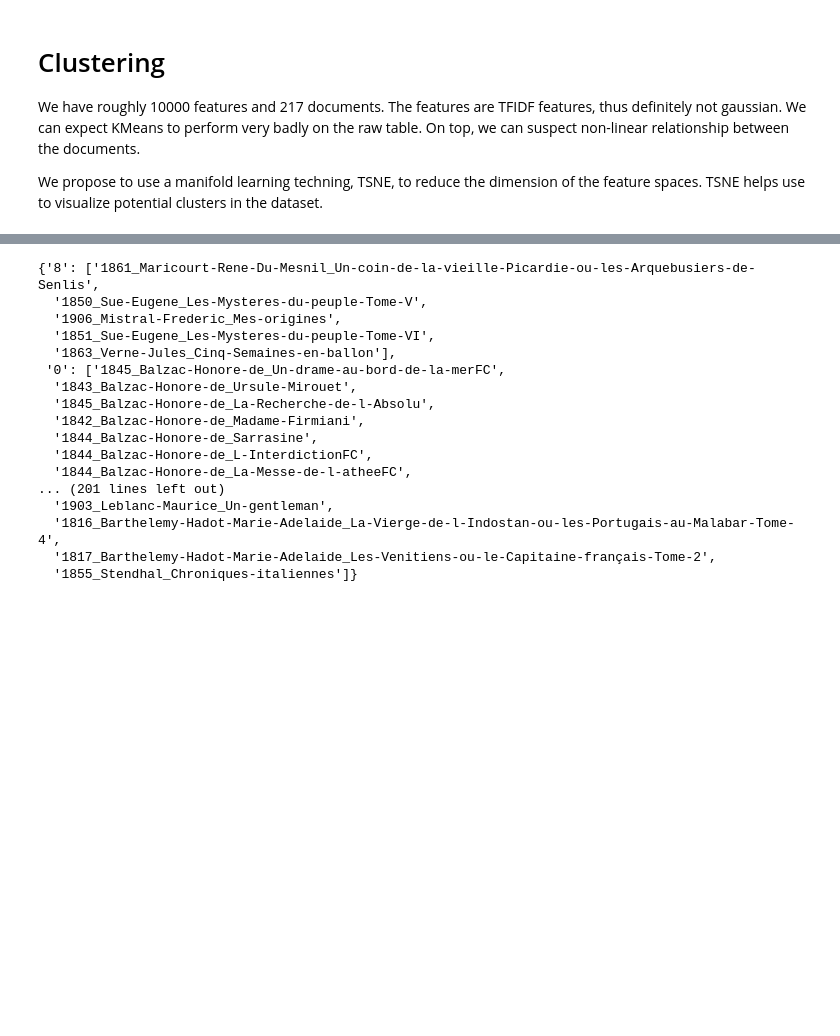
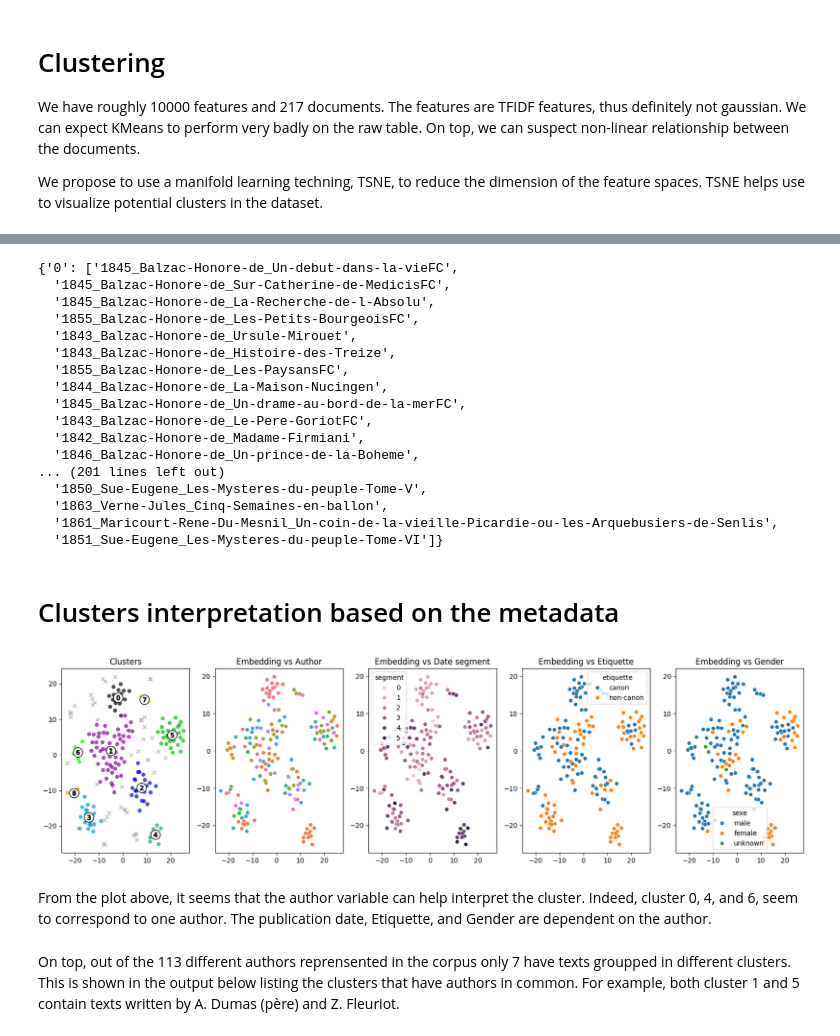
Before and after one commit to Malichot/PyMotifs, a Jupyter notebook: notebooks/Clustering.ipynb, the cells around one changed output, grey strips where cells are left out. Cells and saved outputs as stored; diff of their text form; code cells hidden in the pictures; blank space fills up the shorter version.

```diff
--- a/notebooks/Clustering.ipynb
+++ b/notebooks/Clustering.ipynb
@@ -204,23 +285,25 @@ np.unique(dbscan.labels_[dbscan.labels_ != -1], return_counts=True)
 # %%
-clusters = {str(c): [] for c in dbscan.labels_}
+clusters = {str(c): [] for c in cluster_labels}
 for i, d in enumerate(docs):
-    clusters[str(dbscan.labels_[i])].append(d)
+    clusters[str(cluster_labels[i])].append(d)
+# Save the clusters
+# json.dump(clusters, aopen("clusters.json", "w"))
 clusters
 # %% [output]
-{'8': ['1861_Maricourt-Rene-Du-Mesnil_Un-coin-de-la-vieille-Picardie-ou-les-Arquebusiers-de-Senlis',
+{'0': ['1845_Balzac-Honore-de_Un-debut-dans-la-vieFC',
+  '1845_Balzac-Honore-de_Sur-Catherine-de-MedicisFC',
+  '1845_Balzac-Honore-de_La-Recherche-de-l-Absolu',
+  '1855_Balzac-Honore-de_Les-Petits-BourgeoisFC',
+  '1843_Balzac-Honore-de_Ursule-Mirouet',
+  '1843_Balzac-Honore-de_Histoire-des-Treize',
+  '1855_Balzac-Honore-de_Les-PaysansFC',
+  '1844_Balzac-Honore-de_La-Maison-Nucingen',
+  '1845_Balzac-Honore-de_Un-drame-au-bord-de-la-merFC',
+  '1843_Balzac-Honore-de_Le-Pere-GoriotFC',
+  '1842_Balzac-Honore-de_Madame-Firmiani',
+  '1846_Balzac-Honore-de_Un-prince-de-la-Boheme',
+... (201 lines left out)
   '1850_Sue-Eugene_Les-Mysteres-du-peuple-Tome-V',
-  '1906_Mistral-Frederic_Mes-origines',
-  '1851_Sue-Eugene_Les-Mysteres-du-peuple-Tome-VI',
-  '1863_Verne-Jules_Cinq-Semaines-en-ballon'],
- '0': ['1845_Balzac-Honore-de_Un-drame-au-bord-de-la-merFC',
-  '1843_Balzac-Honore-de_Ursule-Mirouet',
-  '1845_Balzac-Honore-de_La-Recherche-de-l-Absolu',
-  '1842_Balzac-Honore-de_Madame-Firmiani',
-  '1844_Balzac-Honore-de_Sarrasine',
-  '1844_Balzac-Honore-de_L-InterdictionFC',
-  '1844_Balzac-Honore-de_La-Messe-de-l-atheeFC',
-... (201 lines left out)
-  '1903_Leblanc-Maurice_Un-gentleman',
-  '1816_Barthelemy-Hadot-Marie-Adelaide_La-Vierge-de-l-Indostan-ou-les-Portugais-au-Malabar-Tome-4',
-  '1817_Barthelemy-Hadot-Marie-Adelaide_Les-Venitiens-ou-le-Capitaine-français-Tome-2',
-  '1855_Stendhal_Chroniques-italiennes']}
+  '1863_Verne-Jules_Cinq-Semaines-en-ballon',
+  '1861_Maricourt-Rene-Du-Mesnil_Un-coin-de-la-vieille-Picardie-ou-les-Arquebusiers-de-Senlis',
+  '1851_Sue-Eugene_Les-Mysteres-du-peuple-Tome-VI']}
@@ -228,0 +310,36 @@ json.dump(clusters, open("clusters.json", "w"))
+# %% [markdown]
+# Clusters interpretation based on the metadata
+# %%
+data = metadata.set_index("doc_id").loc[docs]
+data["cluster"] = cluster_labels
+# %%
+fig, axs = plt.subplots(1, 5, figsize=(20,5))
+# Cluters
+plot_clusters(embedding, cluster_labels, ax=axs[0], title="Clusters")
+
+# Author
+sns.scatterplot(x=embedding[cluster_labels!=-1,0], y=embedding[cluster_labels!=-1,1],
+                hue=data.loc[cluster_labels!=-1, "author"], legend=False, ax=axs[1])
+axs[1].set_title("Embedding vs Author")
+# Date
+sns.scatterplot(x=embedding[cluster_labels!=-1,0], y=embedding[cluster_labels!=-1,1],
+                hue=data.loc[cluster_labels!=-1, "segment"], ax=axs[2])
+axs[2].set_title("Embedding vs Date segment")
+
+# Etiquette
+sns.scatterplot(x=embedding[cluster_labels!=-1,0], y=embedding[cluster_labels!=-1,1],
+                hue=data.loc[cluster_labels!=-1, "etiquette"], ax=axs[3])
+axs[3].set_title("Embedding vs Etiquette")
+
+# Gender
+sns.scatterplot(x=embedding[cluster_labels!=-1,0], y=embedding[cluster_labels!=-1,1],
+                hue=data.loc[cluster_labels!=-1, "sexe"], ax=axs[4])
+axs[4].set_title("Embedding vs Gender")
+
+plt.show()
+# %% [output]
+[figure, added]
+# %% [markdown]
+From the plot above, it seems that the author variable can help interpret the cluster. Indeed, cluster 0, 4, and 6, seem to correspond to one author. The publication date, Etiquette, and Gender are dependent on the author.
+# %% [markdown]
+On top, out of the 113 different authors reprensented in the corpus only 7 have texts groupped in different clusters. This is shown in the output below listing the clusters that have authors in common. For example, both cluster 1 and 5 contain texts written by A. Dumas (père) and Z. Fleuriot.
```
Also changed, not shown: parts of 67 cells of this notebook, 4 other files.
